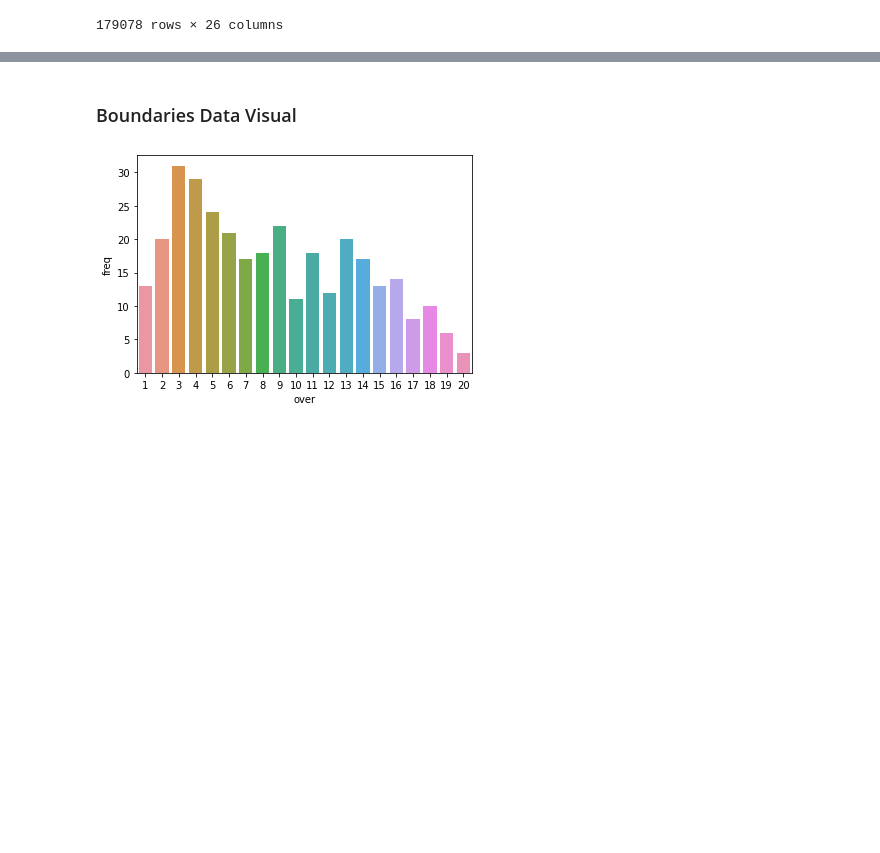
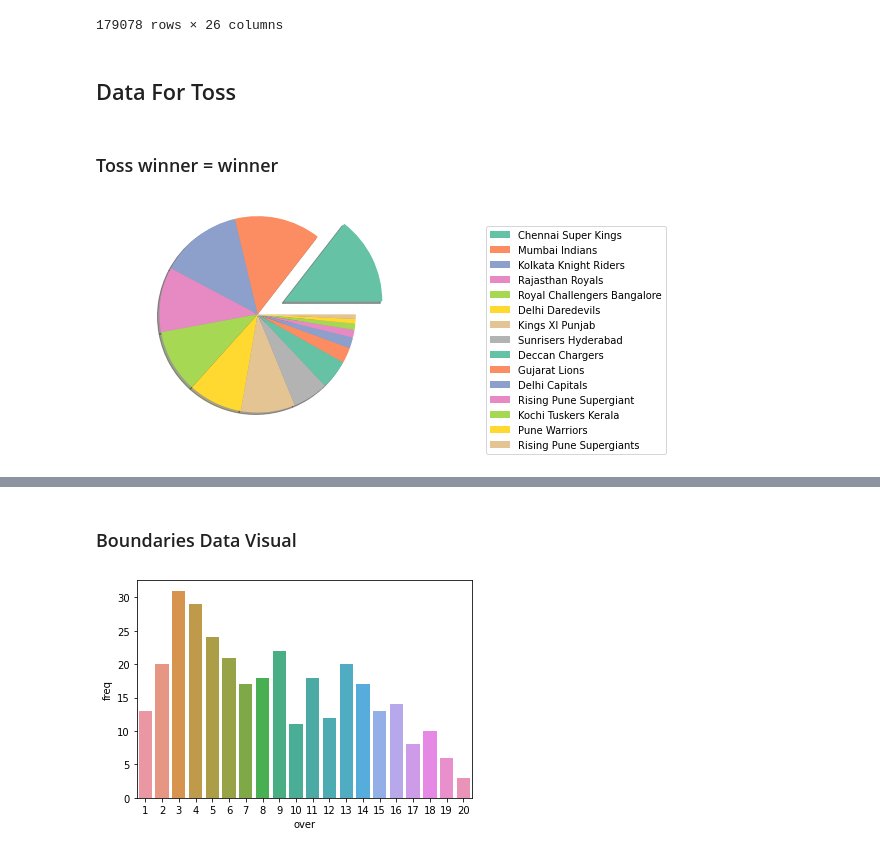
Before and after one commit to Utkarsh736/IPL_Data_Analysis, a Jupyter notebook: Template.ipynb, the cells around one changed output, grey strips where cells are left out. Cells and saved outputs as stored; diff of their text form; code cells hidden in the pictures; blank space fills up the shorter version.

Commit message:
Dataframe and pie chart for toss

```diff
--- a/Template.ipynb
+++ b/Template.ipynb
@@ -249,0 +253,2 @@ match_merge_df
+# %% [markdown]
+## Data For Toss
@@ -249,0 +259,14 @@ match_merge_df
+# %% [markdown]
+### Toss winner = winner
+# %%
+Toss_win = match_df.loc[match_df.toss_winner==match_df.winner].value_counts('winner').to_frame('Total wins')
+
+# Pie chart for Toss_win dataframe
+
+myexplode = [0.3,0,0,0,0,0,0,0,0,0,0,0,0,0,0]
+plt.pie(Toss_win['Total wins'], colors = sns.color_palette('Set2'), explode=myexplode, shadow=True)
+plt.legend(Toss_win.index, bbox_to_anchor=(1,0), loc="lower left", bbox_transform=plt.gcf().transFigure)
+plt.axis('equal')
+plt.show()
+# %% [output]
+[figure, added]
```
Also changed, not shown: parts of 6 cells of this notebook.
